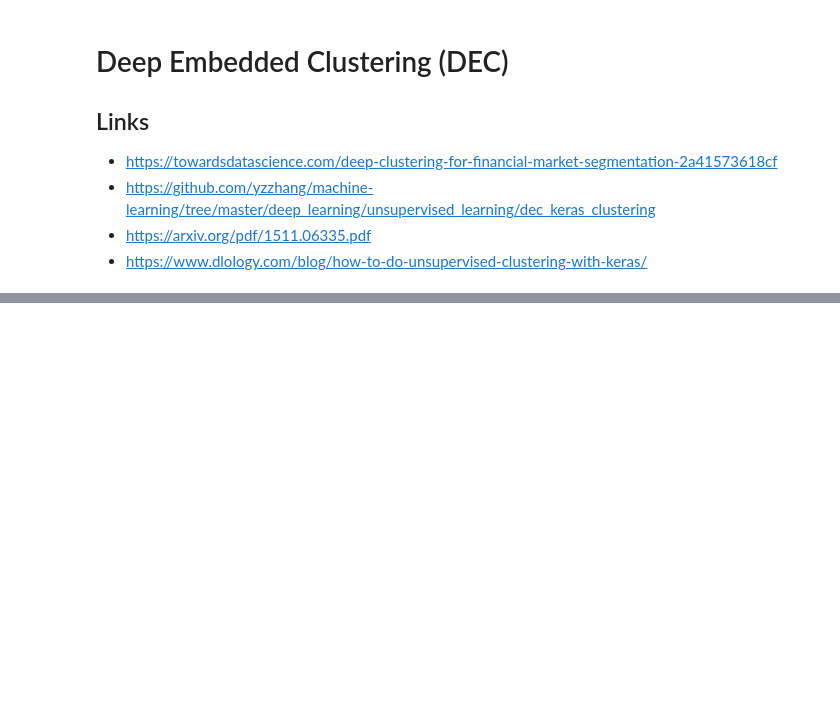
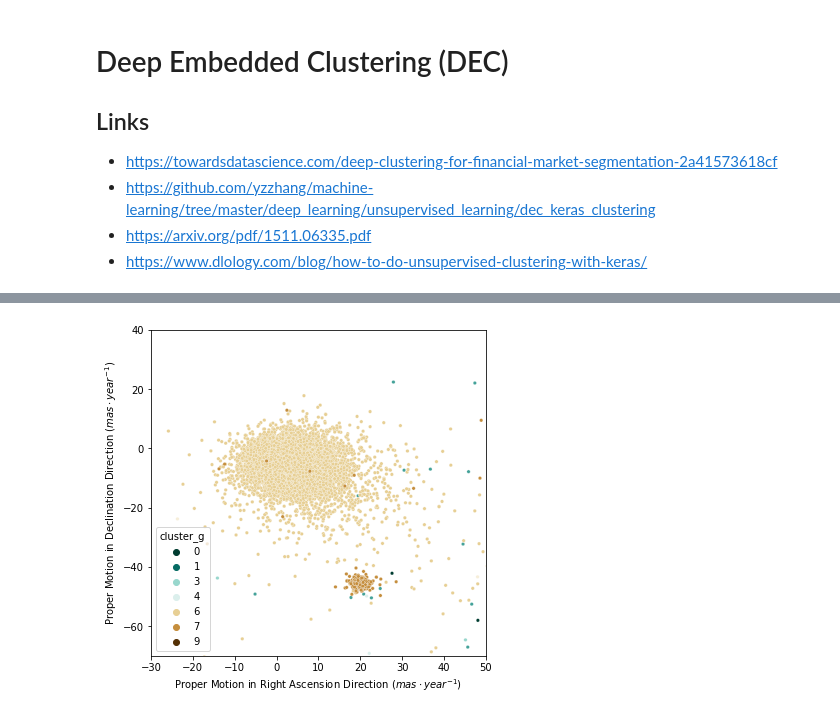
Before and after one commit to cdalvaro/machine-learning-master-thesis, a Jupyter notebook: src/notebooks/cluster_characterization.ipynb, the cells around one changed output, grey strips where cells are left out. Saved outputs shown, nothing was run; the diff lists cells and outputs as text; code cells hidden in the pictures; blank space fills up the shorter version.

```diff
--- a/src/notebooks/cluster_characterization.ipynb
+++ b/src/notebooks/cluster_characterization.ipynb
@@ -148,0 +224,22 @@ plt.show()
+# %%
+def remove_outliers(df, q=0.05):
+    upper = df.quantile(1-q)
+    lower = df.quantile(q)
+    mask = (df < upper) & (df > lower)
+    return mask
+
+filtered_df = None
+q = 0.25
+for i in range(n_clusters):
+    df = stars_df[stars_df['cluster_g'] == i]
+    mask = remove_outliers(df['parallax'], q)
+    if filtered_df is None:
+        filtered_df = df[mask]
+    else:
+        filtered_df = pd.concat([filtered_df, df[mask]])
+# %%
+fig, ax, g = cdalvaro_plot.plot_cluster_proper_motion(filtered_df,
+                                                      img_name=f"pm_{cluster.name}",
+                                                      xlim=(-30, 50), ylim=(-70, 40))
+# %% [output]
+[figure, added]
```
Also changed, not shown: parts of 12 cells of this notebook.
